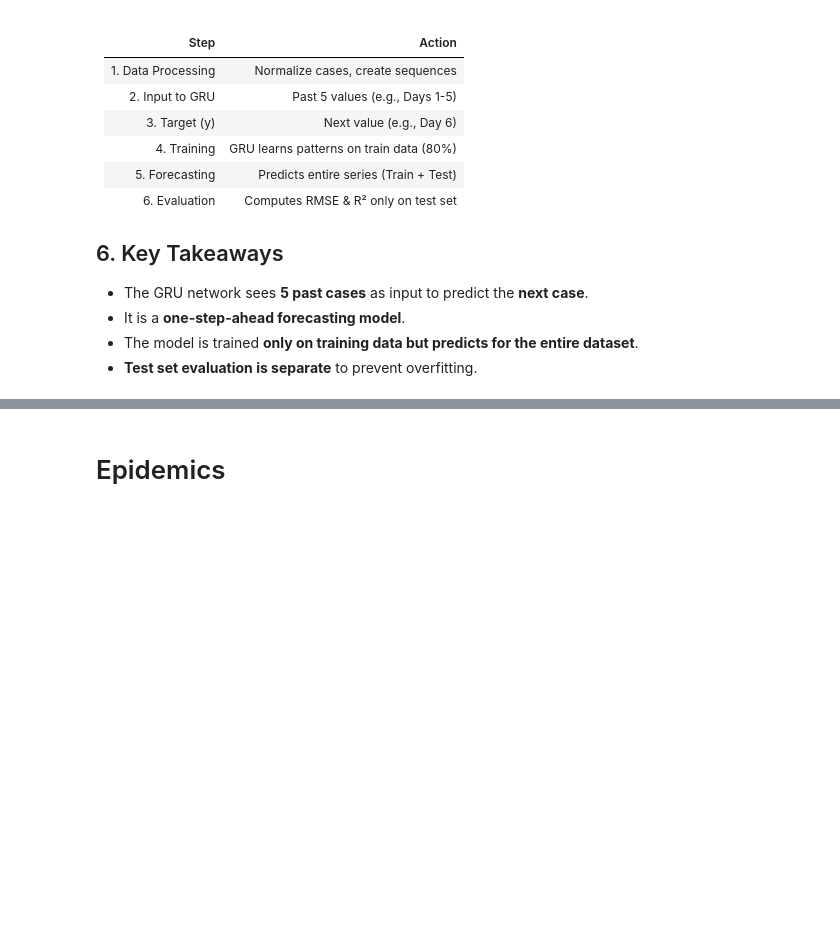
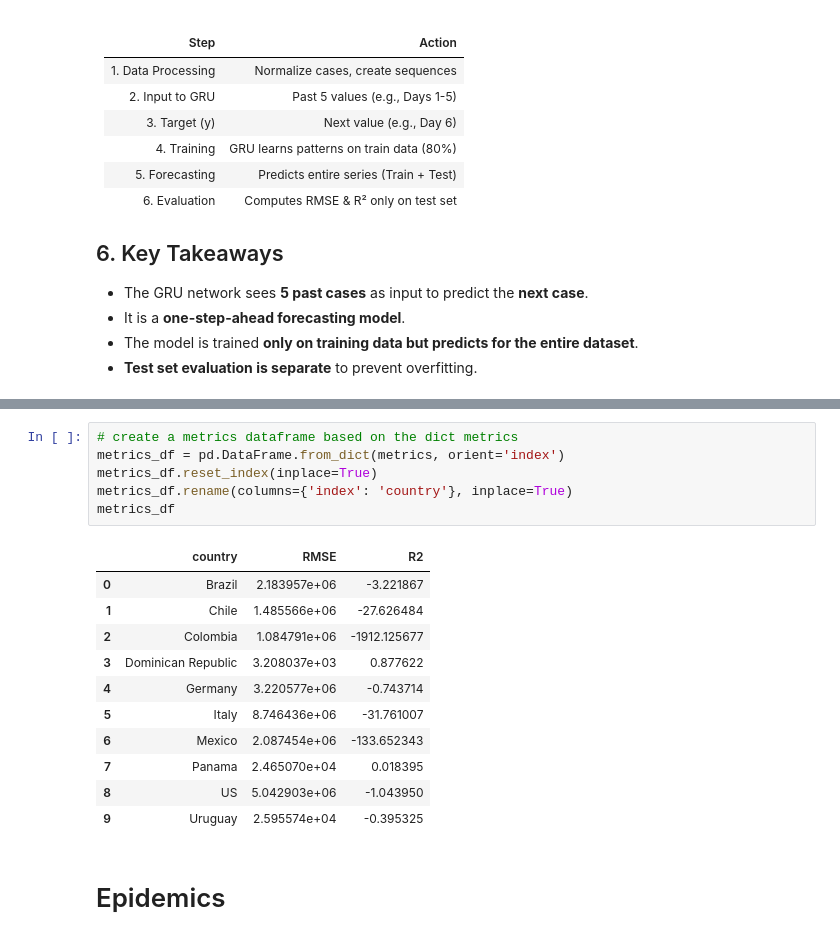
Before and after one commit to danielgvb/thesis, a Jupyter notebook: modelling/08_Neural_Networks.ipynb, the cells around one changed output, grey strips where cells are left out. Cells and saved outputs as stored; diff of their text form; blank space fills up the shorter version.

```diff
--- a/modelling/08_Neural_Networks.ipynb
+++ b/modelling/08_Neural_Networks.ipynb
@@ -216,3 +470,21 @@ We split the dataset **before creating sequences**:
+# %%
+# create a metrics dataframe based on the dict metrics
+metrics_df = pd.DataFrame.from_dict(metrics, orient='index')
+metrics_df.reset_index(inplace=True)
+metrics_df.rename(columns={'index': 'country'}, inplace=True)
+metrics_df
+# %% [output]
+|  | country | RMSE | R2 |
+| 0 | Brazil | 2.183957e+06 | -3.221867 |
+| 1 | Chile | 1.485566e+06 | -27.626484 |
+| 2 | Colombia | 1.084791e+06 | -1912.125677 |
+| 3 | Dominican Republic | 3.208037e+03 | 0.877622 |
+| 4 | Germany | 3.220577e+06 | -0.743714 |
+| 5 | Italy | 8.746436e+06 | -31.761007 |
+| 6 | Mexico | 2.087454e+06 | -133.652343 |
+| 7 | Panama | 2.465070e+04 | 0.018395 |
+| 8 | US | 5.042903e+06 | -1.043950 |
+| 9 | Uruguay | 2.595574e+04 | -0.395325 |
 # %% [markdown]
 # Epidemics
 # %%
```
Also changed, not shown: parts of 9 cells of this notebook, 25 other files.
